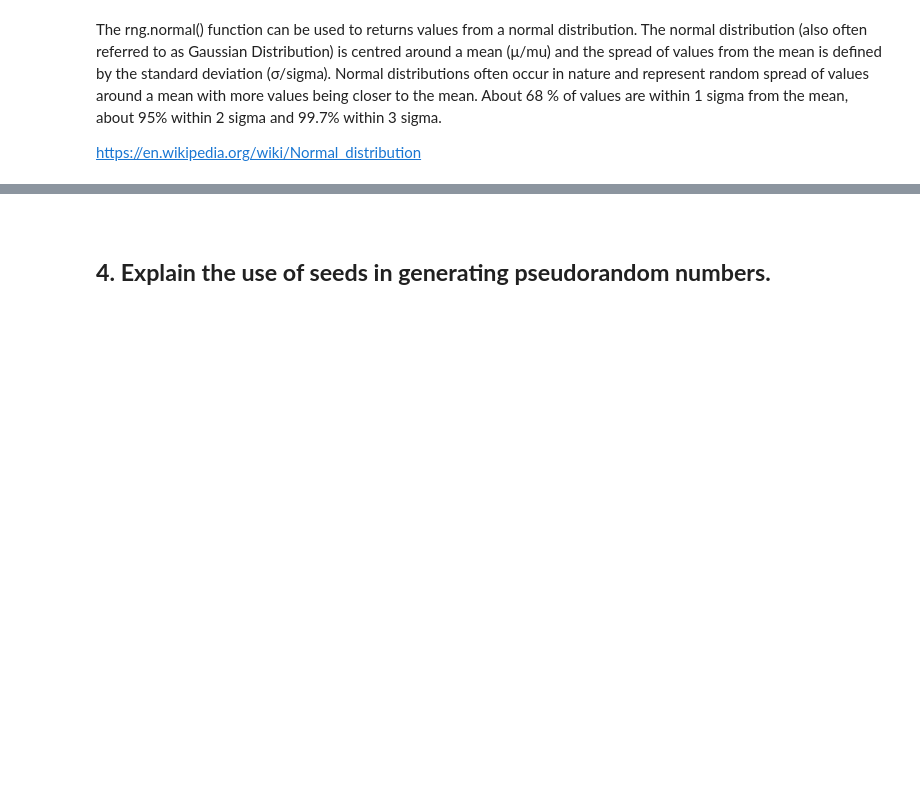
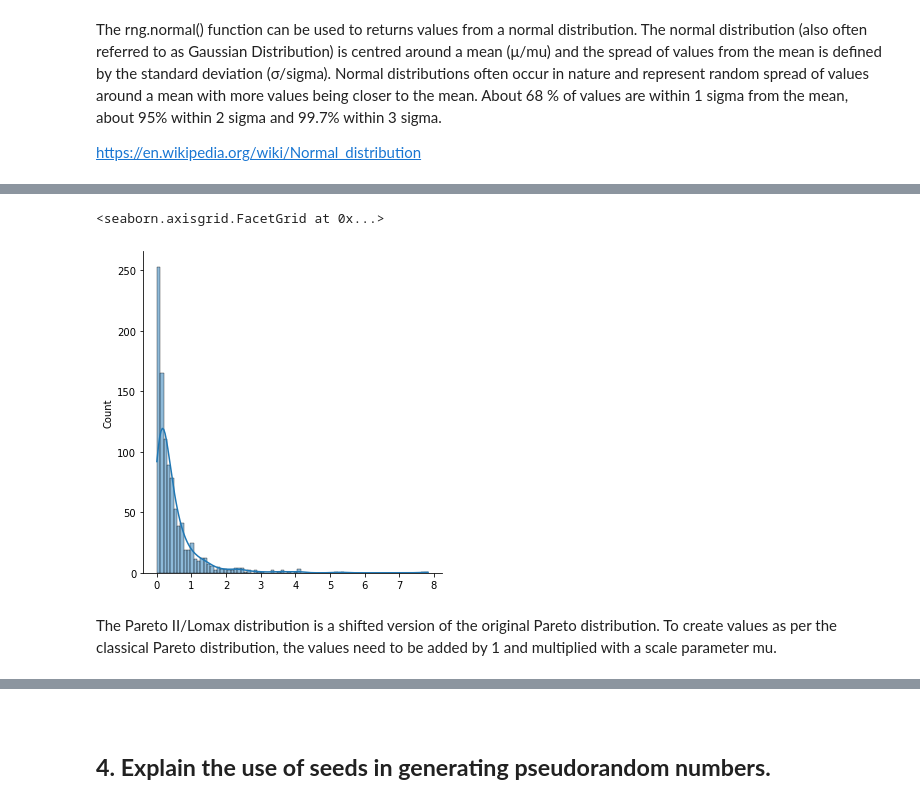
Before and after one commit to ssteffens/programming-data-analysis-assignment, a Jupyter notebook: numpy-random.ipynb, the cells around one changed output, grey strips where cells are left out. Cells and saved outputs as stored; diff of their text form; code cells hidden in the pictures; blank space fills up the shorter version.

Commit message:
Add Pareto Distribution

```diff
--- a/numpy-random.ipynb
+++ b/numpy-random.ipynb
@@ -461,0 +475,5 @@ sns.displot(s2, kde=True)
+# %%
+# Generate a Pareto II/Lomax distribution with shape = 3
+
+pareto2_dist = rng.pareto(a = 3, size = 1000)
+pareto2_dist
@@ -461,0 +498,7 @@ sns.displot(s2, kde=True)
+# %%
+sns.displot(pareto2_dist, kde=True)
+# %% [output]
+<seaborn.axisgrid.FacetGrid at 0x...>
+[figure, added]
+# %% [markdown]
+The Pareto II/Lomax distribution is a shifted version of the original Pareto distribution. To create values as per the classical Pareto distribution, the values need to be added by 1 and multiplied with a scale parameter mu.
```
Also changed, not shown: parts of 31 cells of this notebook.
